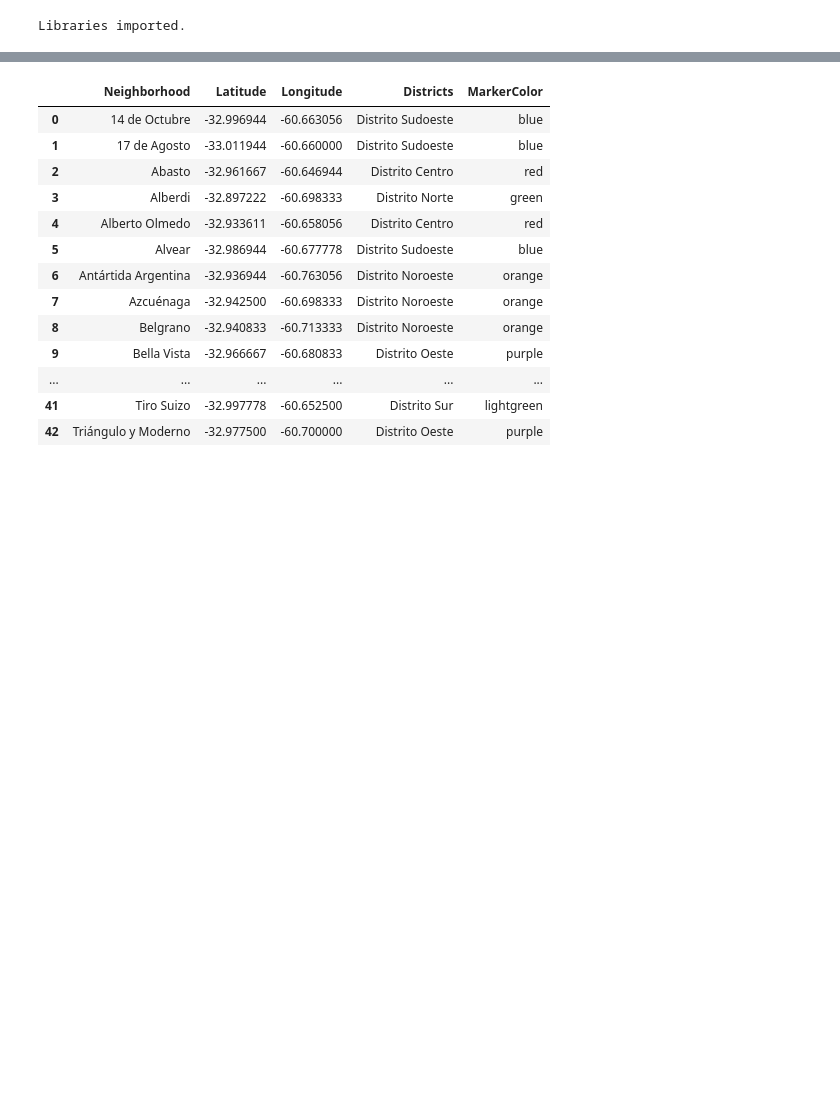
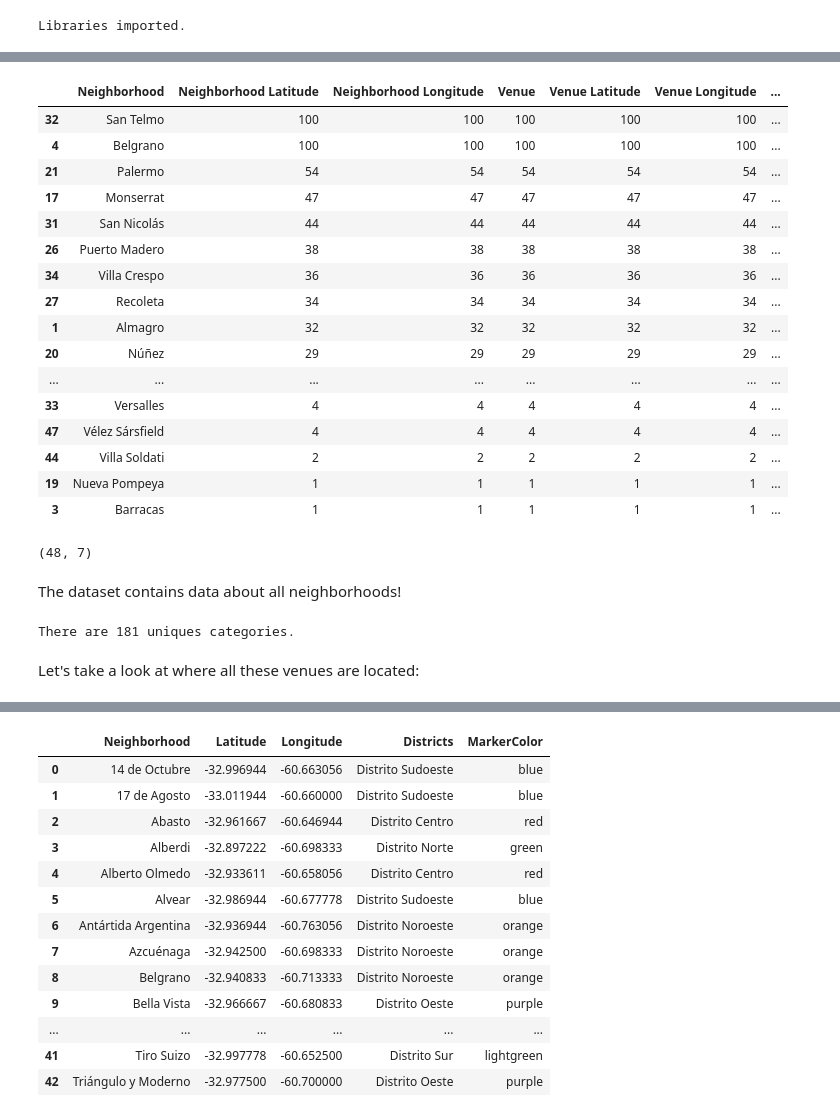
Before and after one commit to alinasansevich/Coursera_Capstone, a Jupyter notebook: Clustering-Neighborhoods-in-Rosario.ipynb, the cells around one changed output, grey strips where cells are left out. Saved outputs shown, nothing was run; the diff lists cells and outputs as text; code cells hidden in the pictures; blank space fills up the shorter version.

```diff
--- a/Clustering-Neighborhoods-in-Rosario.ipynb
+++ b/Clustering-Neighborhoods-in-Rosario.ipynb
@@ -339,0 +290,39 @@ array(['Distrito Sudoeste', 'Distrito Centro', 'Distrito Norte',
+# %%
+def getNearbyVenues(names, latitudes, longitudes, radius=500):
+    """ names, latitudes, longitudes are columns from a dataframe. """
+    venues_list = []
+    for name, lat, lng in zip(names, latitudes, longitudes):
+        print(name)
+        # create the API request URL
+        url = 'https://api.foursquare.com/v2/venues/explore?&client_id={}&client_secret={}&v={}&ll={},{}&radius={}&limit={}'.format(
+            CLIENT_ID,
+            CLIENT_SECRET,
+            VERSION,
+            lat,
+            lng,
+            radius,
+            LIMIT)
+        # make the GET request
+        results = requests.get(url).json()["response"]['groups'][0]['items']
+        # return only relevant information for each nearby venue
+        venues_list.append([(name, lat, lng,
+            v['venue']['name'],
+            v['venue']['location']['lat'],
+            v['venue']['location']['lng'],
+            v['venue']['categories'][0]['name']) for v in results])
+
+    nearby_venues = pd.DataFrame([item for venue_list in venues_list for item in venue_list])
+    nearby_venues.columns = ['Neighborhood',
+                  'Neighborhood Latitude',
+                  'Neighborhood Longitude',
+                  'Venue',
+                  'Venue Latitude',
+                  'Venue Longitude',
+                  'Venue Category']
+
+    return(nearby_venues)
+# %%
+# Run the above function on each neighborhood and create a new dataframe called ba_venues.
+ba_venues = getNearbyVenues(names=neighborhoods['Neighborhood'],
+                            latitudes=neighborhoods['Latitude'],
+                            longitudes=neighborhoods['Longitude'])
@@ -339,0 +358,35 @@ array(['Distrito Sudoeste', 'Distrito Centro', 'Distrito Norte',
+# %%
+# Let's check how many venues were returned for each neighborhood
+pd.set_option('display.max_rows', None)
+ba_venues_grouped = ba_venues.groupby('Neighborhood').count().reset_index()
+ba_venues_grouped.sort_values('Venue', ascending=False)
+# %% [output]
+|  | Neighborhood | Neighborhood Latitude | Neighborhood Longitude | Venue | Venue Latitude | Venue Longitude | ... |
+| 32 | San Telmo | 100 | 100 | 100 | 100 | 100 | ... |
+| 4 | Belgrano | 100 | 100 | 100 | 100 | 100 | ... |
+| 21 | Palermo | 54 | 54 | 54 | 54 | 54 | ... |
+| 17 | Monserrat | 47 | 47 | 47 | 47 | 47 | ... |
+| 31 | San Nicolás | 44 | 44 | 44 | 44 | 44 | ... |
+| 26 | Puerto Madero | 38 | 38 | 38 | 38 | 38 | ... |
+| 34 | Villa Crespo | 36 | 36 | 36 | 36 | 36 | ... |
+| 27 | Recoleta | 34 | 34 | 34 | 34 | 34 | ... |
+| 1 | Almagro | 32 | 32 | 32 | 32 | 32 | ... |
+| 20 | Núñez | 29 | 29 | 29 | 29 | 29 | ... |
+| ... | ... | ... | ... | ... | ... | ... | ... |
+| 33 | Versalles | 4 | 4 | 4 | 4 | 4 | ... |
+| 47 | Vélez Sársfield | 4 | 4 | 4 | 4 | 4 | ... |
+| 44 | Villa Soldati | 2 | 2 | 2 | 2 | 2 | ... |
+| 19 | Nueva Pompeya | 1 | 1 | 1 | 1 | 1 | ... |
+| 3 | Barracas | 1 | 1 | 1 | 1 | 1 | ... |
+# %%
+print(ba_venues_grouped.shape)
+# %% [output]
+(48, 7)
+# %% [markdown]
+The dataset contains data about all neighborhoods!
+# %%
+print('There are {} uniques categories.'.format(len(ba_venues['Venue Category'].unique())))
+# %% [output]
+There are 181 uniques categories.
+# %% [markdown]
+Let's take a look at where all these venues are located:
```
Also changed, not shown: parts of 50 cells of this notebook.
